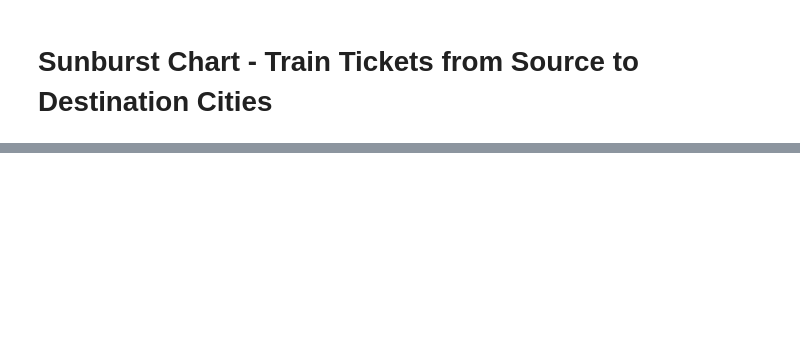
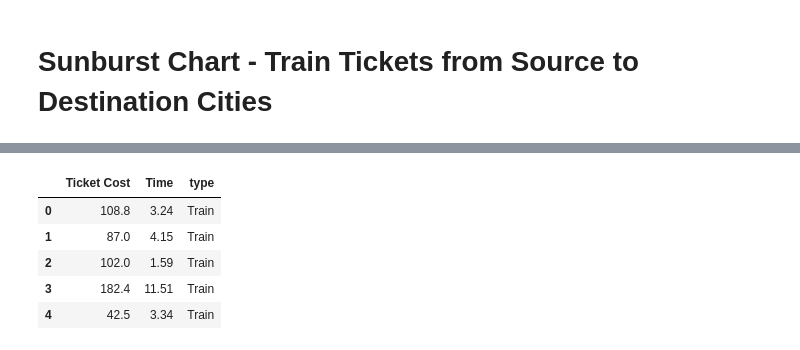
Before and after one commit to mhaiskarshridhar/Efficient-Transportation, a Jupyter notebook: Plane vs Train UK.ipynb, the cells around one changed output, grey strips where cells are left out. Saved outputs shown, nothing was run; the diff lists cells and outputs as text; code cells hidden in the pictures; blank space fills up the shorter version.

```diff
--- a/Plane vs Train UK.ipynb
+++ b/Plane vs Train UK.ipynb
@@ -178,0 +202,12 @@ fig.show()
+# %%
+df_train=pd.DataFrame()
+df_train[['Ticket Cost','Time']]=df[['Train Tickets','Train Time']]
+df_train['type']='Train'
+df_train.head()
+# %% [output]
+|  | Ticket Cost | Time | type |
+| 0 | 108.8 | 3.24 | Train |
+| 1 | 87.0 | 4.15 | Train |
+| 2 | 102.0 | 1.59 | Train |
+| 3 | 182.4 | 11.51 | Train |
+| 4 | 42.5 | 3.34 | Train |
```
Also changed, not shown: parts of 7 cells of this notebook.
